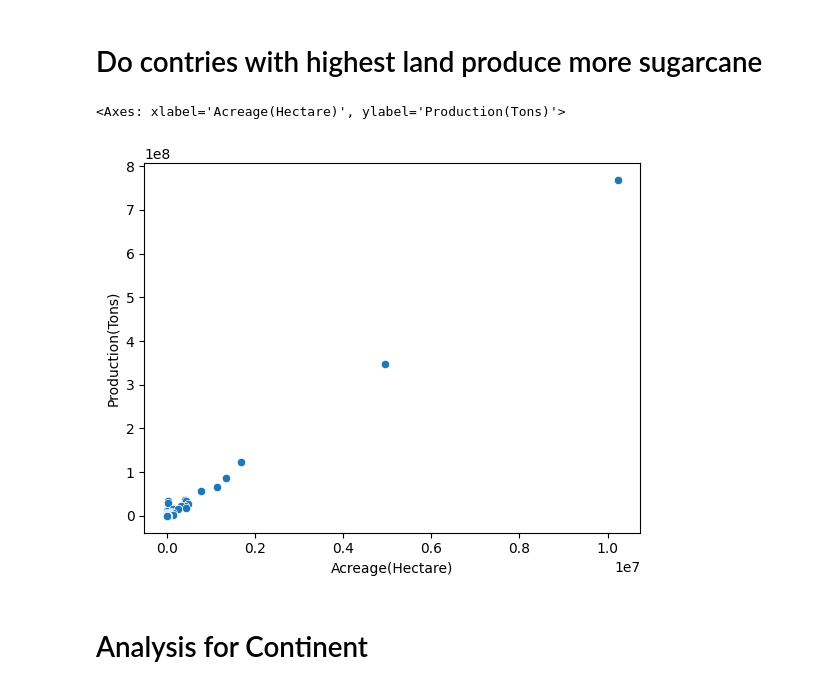
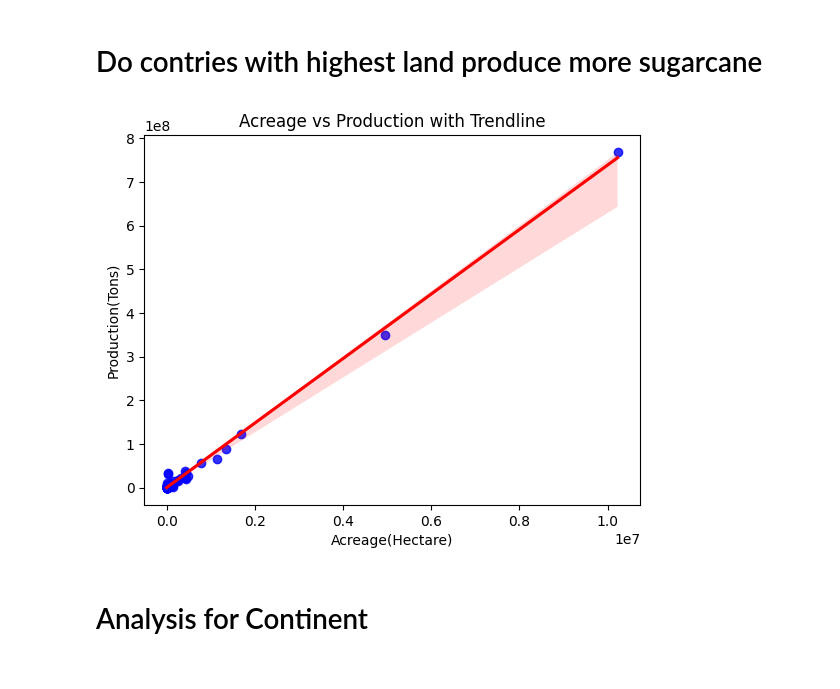
Before and after one commit to ajaythakur958/Sugarcane-Production, a Jupyter notebook: Sugarcane Production analysis.ipynb, the cells around one changed output. Saved outputs shown, nothing was run; the diff lists cells and outputs as text; code cells hidden in the pictures.

```diff
--- a/Sugarcane Production analysis.ipynb
+++ b/Sugarcane Production analysis.ipynb
@@ -364,10 +404,11 @@ sns.heatmap(numeric_df.corr(), annot = True ,cmap='coolwarm')
 # %% [markdown]
 # Do contries with highest land produce more sugarcane
 # %%
-sns.scatterplot(data = df, x = 'Acreage(Hectare)', y = 'Production(Tons)')
+sns.regplot(data=df, x='Acreage(Hectare)', y='Production(Tons)', scatter_kws={'color':'blue'}, line_kws={'color':'red'})
+plt.title("Acreage vs Production with Trendline")
+plt.show()
 # %% [output]
-<Axes: xlabel='Acreage(Hectare)', ylabel='Production(Tons)'>
-[figure, old version]
+[figure, new version]
 # %% [markdown]
 # Analysis for Continent
 # %% [markdown]
```
Also changed, not shown: parts of 26 cells of this notebook.
